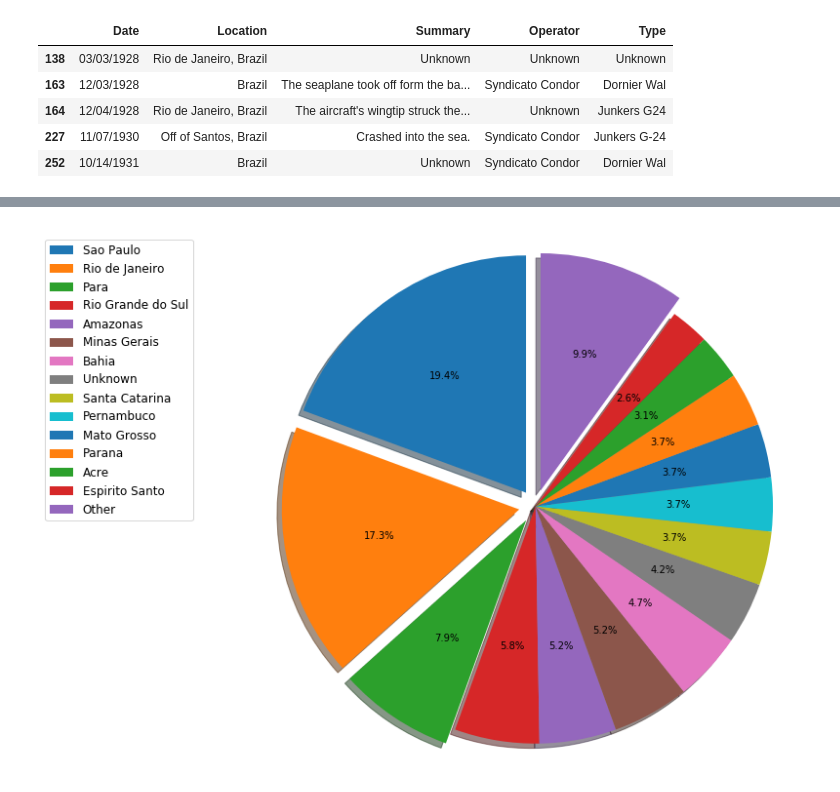
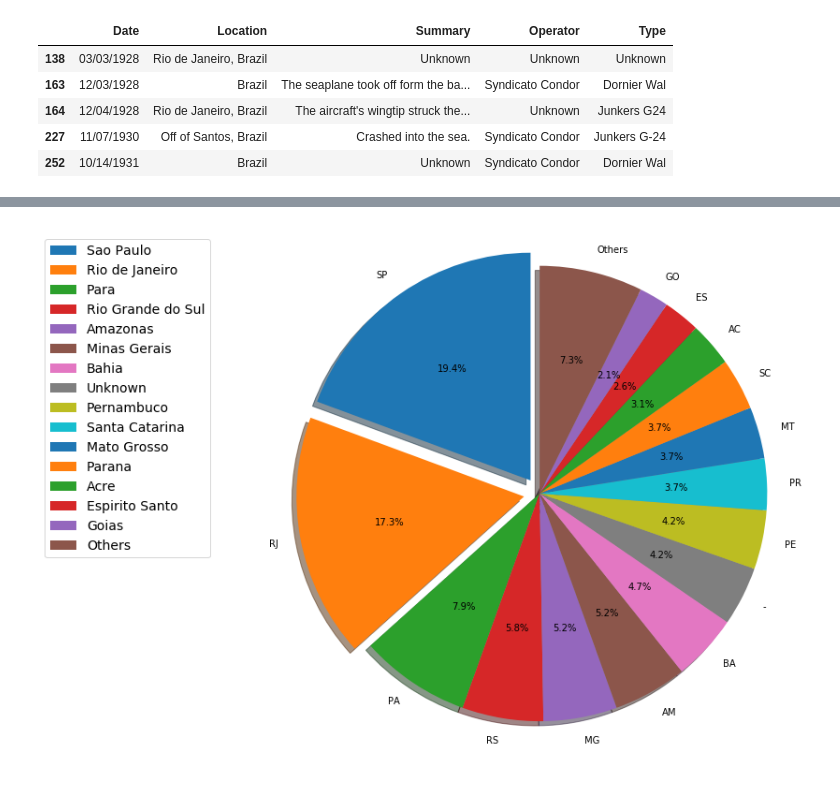
Before and after one commit to bjuncklaus/AirplaneCrashes, a Jupyter notebook: brazilian_crashes.ipynb, the cells around one changed output, grey strips where cells are left out. Cells and saved outputs as stored; diff of their text form; code cells hidden in the pictures.

Commit message:
Finishing Pie chart.

```diff
--- a/brazilian_crashes.ipynb
+++ b/brazilian_crashes.ipynb
@@ -262,33 +455,32 @@ Name: Location_State, dtype: int64
 other_value = 0
 labels = []
 counts = []
-for value, label in zip(df_crashes.Location_State.value_counts(), df_crashes.Location_State.value_counts().index):
-    if value < 5:
+acronyms = []
+for value, label, acronym in zip(df_crashes.Location_State.value_counts(), df_crashes.Location_State.value_counts().index, df_crashes.Location_State_Acronym.value_counts().index):
+    if value < 4:
         other_value += value
         continue
     labels.append(label)
     counts.append(value)
+    acronyms.append(acronym)
 
-labels.append('Other')
+labels.append('Others')
 counts.append(other_value)
+acronyms.append('Others')
 # %%
 import matplotlib.pyplot as plt
-from matplotlib import cm
 
-# Pie chart, where the slices will be ordered and plotted counter-clockwise:
-# labels = df_crashes.Location_State.value_counts().index
-# sizes = df_crashes.Location_State.value_counts().values
-explode = [0.07 if count >= 15 else 0 for count in counts]
+explode = [0.07 if count > 30 else 0 for count in counts]
 
 fig1, ax1 = plt.subplots()
 fig1.set_size_inches(10,10)
-ax1.pie(counts, explode=explode, shadow=True, autopct='%1.1f%%', startangle=90)
-ax1.axis('equal')  # Equal aspect ratio ensures that pie is drawn as a circle.
+ax1.pie(counts, explode=explode, labels=acronyms, shadow=True, autopct='%1.1f%%', startangle=90)
+ax1.axis('equal')
 
-plt.legend(labels, bbox_to_anchor=(-0.1, 1.), fontsize=12)
+plt.legend(labels, bbox_to_anchor=(-0.1, 1.), fontsize=14)
 plt.show()
 # %% [output]
-[figure, old version]
+[figure, new version]
 # %%
 # Plot a scatterplot
 # import matplotlib.pyplot as plt
```
Also changed, not shown: parts of 3 cells of this notebook.
